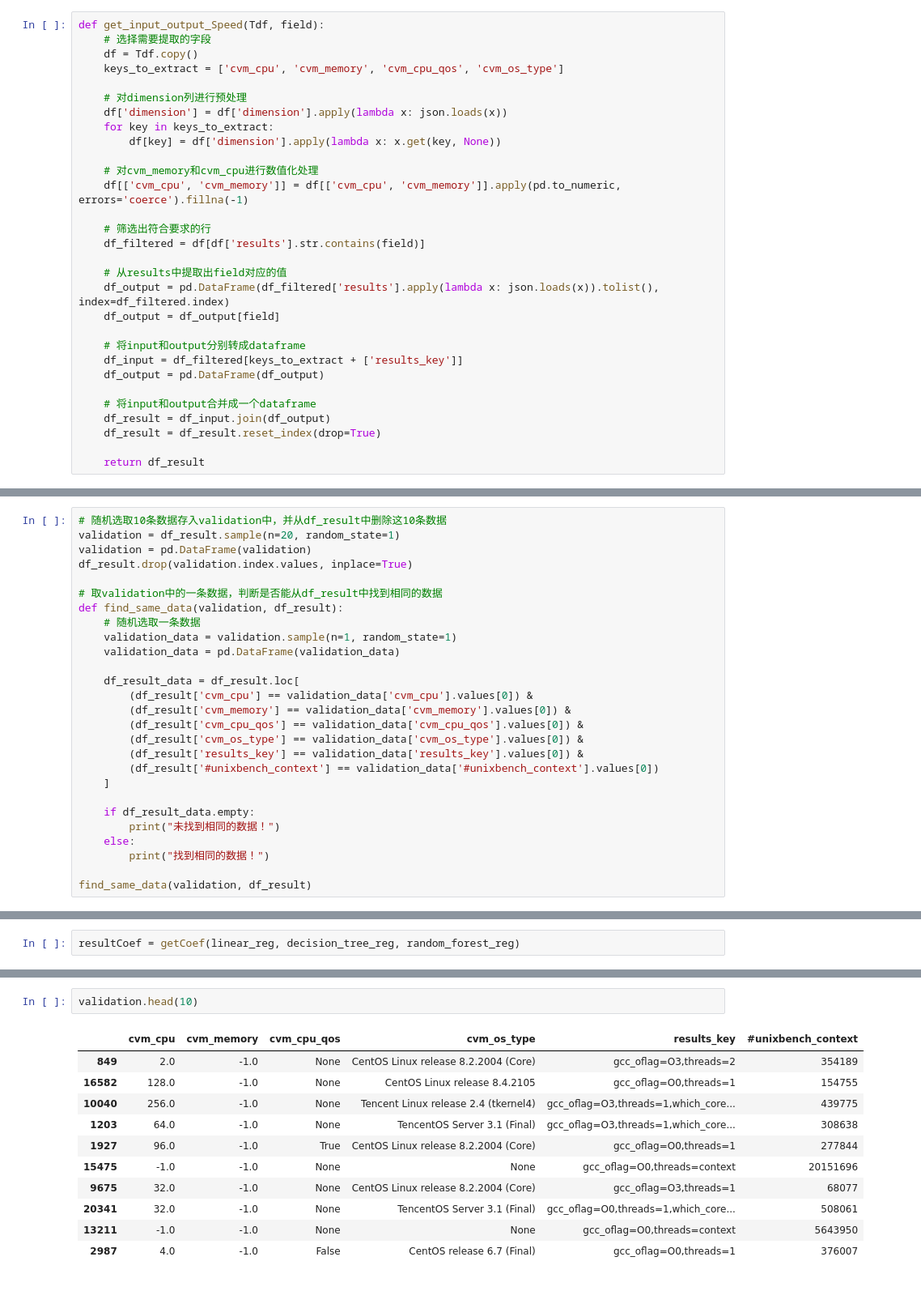
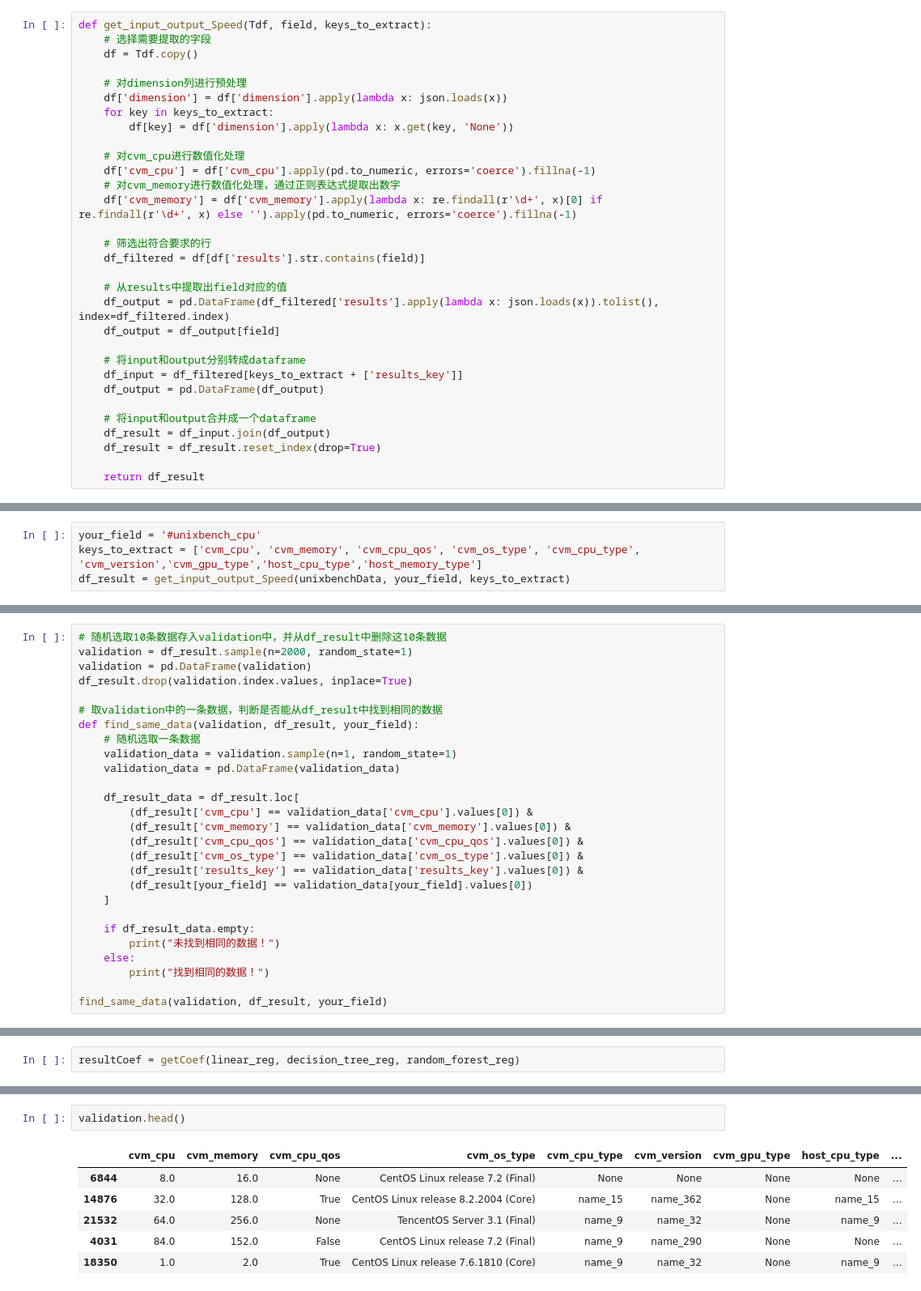
Before and after one commit to Nomination-NRB/PerformanceDataAnalysis, a Jupyter notebook: coding/toolType/unixbench.ipynb, the cells around one changed output, grey strips where cells are left out. Shown: that part at 81% size. Cells and saved outputs as stored; diff of their text form.

Commit message:
Update unixbench.ipynb
 1800 / 2000

```diff
--- a/coding/toolType/unixbench.ipynb
+++ b/coding/toolType/unixbench.ipynb
@@ -110,18 +105,19 @@ getTop10Key(getKeyNum(unixbenchData))
 字段名: #unixbench_system_call_overhead 出现次数: 101
 字段名: #unixbench_shell_scripts_8_concurrent 出现次数: 100
 # %%
-def get_input_output_Speed(Tdf, field):
+def get_input_output_Speed(Tdf, field, keys_to_extract):
     # 选择需要提取的字段
     df = Tdf.copy()
-    keys_to_extract = ['cvm_cpu', 'cvm_memory', 'cvm_cpu_qos', 'cvm_os_type']
 
     # 对dimension列进行预处理
     df['dimension'] = df['dimension'].apply(lambda x: json.loads(x))
     for key in keys_to_extract:
-        df[key] = df['dimension'].apply(lambda x: x.get(key, None))
+        df[key] = df['dimension'].apply(lambda x: x.get(key, 'None'))
 
-    # 对cvm_memory和cvm_cpu进行数值化处理
-    df[['cvm_cpu', 'cvm_memory']] = df[['cvm_cpu', 'cvm_memory']].apply(pd.to_numeric, errors='coerce').fillna(-1)
+    # 对cvm_cpu进行数值化处理
+    df['cvm_cpu'] = df['cvm_cpu'].apply(pd.to_numeric, errors='coerce').fillna(-1)
+    # 对cvm_memory进行数值化处理，通过正则表达式提取出数字
+    df['cvm_memory'] = df['cvm_memory'].apply(lambda x: re.findall(r'\d+', x)[0] if re.findall(r'\d+', x) else '').apply(pd.to_numeric, errors='coerce').fillna(-1)
 
     # 筛选出符合要求的行
     df_filtered = df[df['results'].str.contains(field)]
@@ -145,3 +138,7 @@ df_result = get_input_output_Speed(unixbenchData, your_field)
+# %%
+your_field = '#unixbench_cpu'
+keys_to_extract = ['cvm_cpu', 'cvm_memory', 'cvm_cpu_qos', 'cvm_os_type', 'cvm_cpu_type', 'cvm_version','cvm_gpu_type','host_cpu_type','host_memory_type']
+df_result = get_input_output_Speed(unixbenchData, your_field, keys_to_extract)
 # %%
 df_result.head()
 # %% [output]
@@ -158,11 +155,11 @@ print(df_result.shape)
 # %%
 # 随机选取10条数据存入validation中，并从df_result中删除这10条数据
-validation = df_result.sample(n=20, random_state=1)
+validation = df_result.sample(n=2000, random_state=1)
 validation = pd.DataFrame(validation)
 df_result.drop(validation.index.values, inplace=True)
 
 # 取validation中的一条数据，判断是否能从df_result中找到相同的数据
-def find_same_data(validation, df_result):
+def find_same_data(validation, df_result, your_field):
     # 随机选取一条数据
     validation_data = validation.sample(n=1, random_state=1)
     validation_data = pd.DataFrame(validation_data)
@@ -173,7 +170,7 @@ def find_same_data(validation, df_result):
         (df_result['cvm_cpu_qos'] == validation_data['cvm_cpu_qos'].values[0]) &
         (df_result['cvm_os_type'] == validation_data['cvm_os_type'].values[0]) &
         (df_result['results_key'] == validation_data['results_key'].values[0]) &
-        (df_result['#unixbench_context'] == validation_data['#unixbench_context'].values[0])
+        (df_result[your_field] == validation_data[your_field].values[0])
     ]
 
     if df_result_data.empty:
@@ -181,7 +178,7 @@ def find_same_data(validation, df_result):
     else:
         print("找到相同的数据！")
 
-find_same_data(validation, df_result)
+find_same_data(validation, df_result, your_field)
 # %% [output]
 未找到相同的数据！
 # %%
@@ -629,17 +746,12 @@ def processUnknowData(testX, yourInput2OneHot):
 # %%
-validation.head(10)
+validation.head()
 # %% [output]
-|  | cvm_cpu | cvm_memory | cvm_cpu_qos | cvm_os_type | results_key | #unixbench_context |
-| 849 | 2.0 | -1.0 | None | CentOS Linux release 8.2.2004 (Core) | gcc_oflag=O3,threads=2 | 354189 |
-| 16582 | 128.0 | -1.0 | None | CentOS Linux release 8.4.2105 | gcc_oflag=O0,threads=1 | 154755 |
-| 10040 | 256.0 | -1.0 | None | Tencent Linux release 2.4 (tkernel4) | gcc_oflag=O3,threads=1,which_core... | 439775 |
-| 1203 | 64.0 | -1.0 | None | TencentOS Server 3.1 (Final) | gcc_oflag=O3,threads=1,which_core... | 308638 |
-| 1927 | 96.0 | -1.0 | True | CentOS Linux release 8.2.2004 (Core) | gcc_oflag=O0,threads=1 | 277844 |
-| 15475 | -1.0 | -1.0 | None | None | gcc_oflag=O0,threads=context | 20151696 |
-| 9675 | 32.0 | -1.0 | None | CentOS Linux release 8.2.2004 (Core) | gcc_oflag=O3,threads=1 | 68077 |
-| 20341 | 32.0 | -1.0 | None | TencentOS Server 3.1 (Final) | gcc_oflag=O0,threads=1,which_core... | 508061 |
-| 13211 | -1.0 | -1.0 | None | None | gcc_oflag=O0,threads=context | 5643950 |
-| 2987 | 4.0 | -1.0 | False | CentOS release 6.7 (Final) | gcc_oflag=O0,threads=1 | 376007 |
+|  | cvm_cpu | cvm_memory | cvm_cpu_qos | cvm_os_type | cvm_cpu_type | cvm_version | cvm_gpu_type | host_cpu_type | ... |
+| 6844 | 8.0 | 16.0 | None | CentOS Linux release 7.2 (Final) | None | None | None | None | ... |
+| 14876 | 32.0 | 128.0 | True | CentOS Linux release 8.2.2004 (Core) | name_15 | name_362 | None | name_15 | ... |
+| 21532 | 64.0 | 256.0 | None | TencentOS Server 3.1 (Final) | name_9 | name_32 | None | name_9 | ... |
+| 4031 | 84.0 | 152.0 | False | CentOS Linux release 7.2 (Final) | name_9 | name_290 | None | None | ... |
+| 18350 | 1.0 | 2.0 | True | CentOS Linux release 7.6.1810 (Core) | name_9 | name_32 | None | name_9 | ... |
 # %%
 # 从validation中随机抽取一条数据
 test = validation.sample(1)
```
Also changed, not shown: parts of 33 cells of this notebook.
